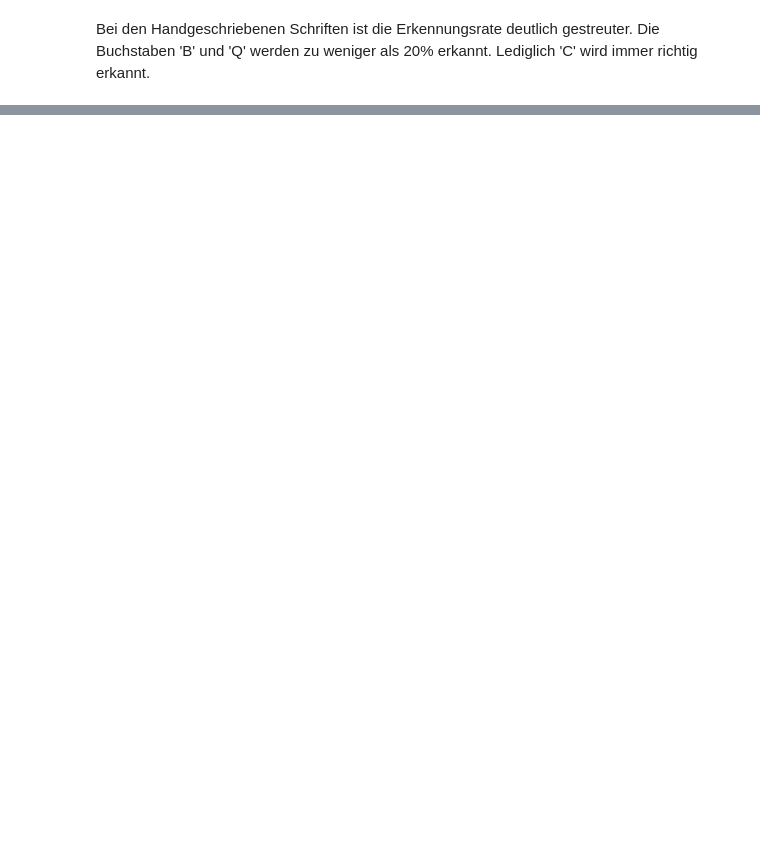
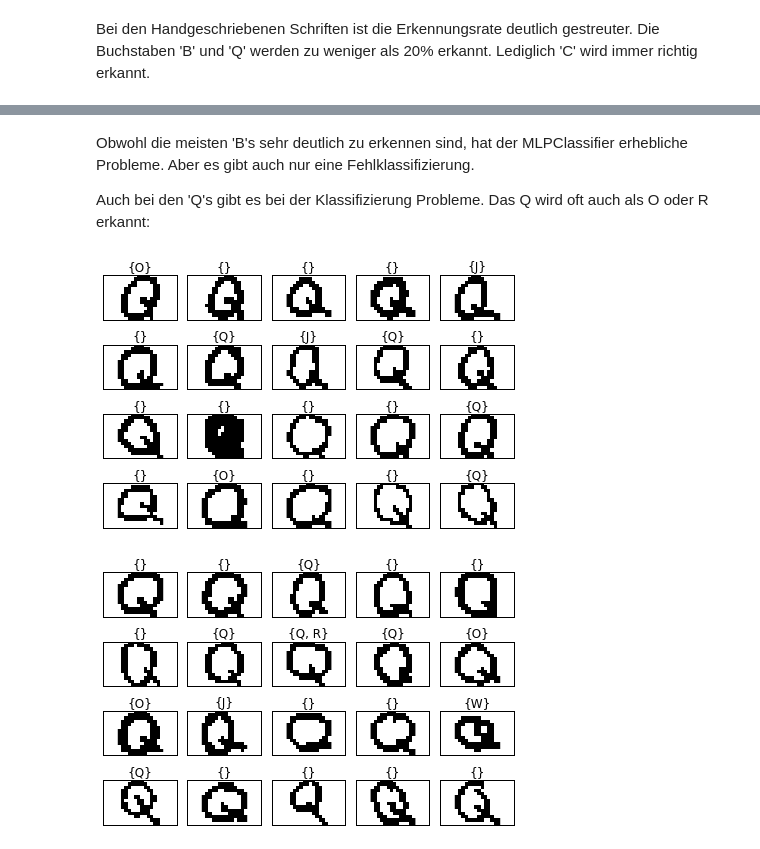
Before and after one commit to SoulReav0r/LearningSoftcomputingSS16, a Jupyter notebook: notebook.ipynb, the cells around one changed output, grey strips where cells are left out. Drawn from its saved outputs; the diff is of its cells as text; code cells hidden in the pictures; blank space fills up the shorter version.

```diff
--- a/notebook.ipynb
+++ b/notebook.ipynb
@@ -317,0 +342,12 @@ plt.show()
+# %% [markdown]
+Obwohl die meisten 'B's sehr deutlich zu erkennen sind, hat der MLPClassifier erhebliche Probleme.
+Aber es gibt auch nur eine Fehlklassifizierung.
+
+Auch bei den 'Q's gibt es bei der Klassifizierung Probleme. Das Q wird oft auch als O oder R erkannt:
+# %%
+q_list = getCharList(x_testH, 16)
+print_char_list(q_list[:20])
+print_char_list(q_list[20:])
+# %% [output]
+[figure, added]
+[figure, added]
```
Also changed, not shown: parts of 7 cells of this notebook.
